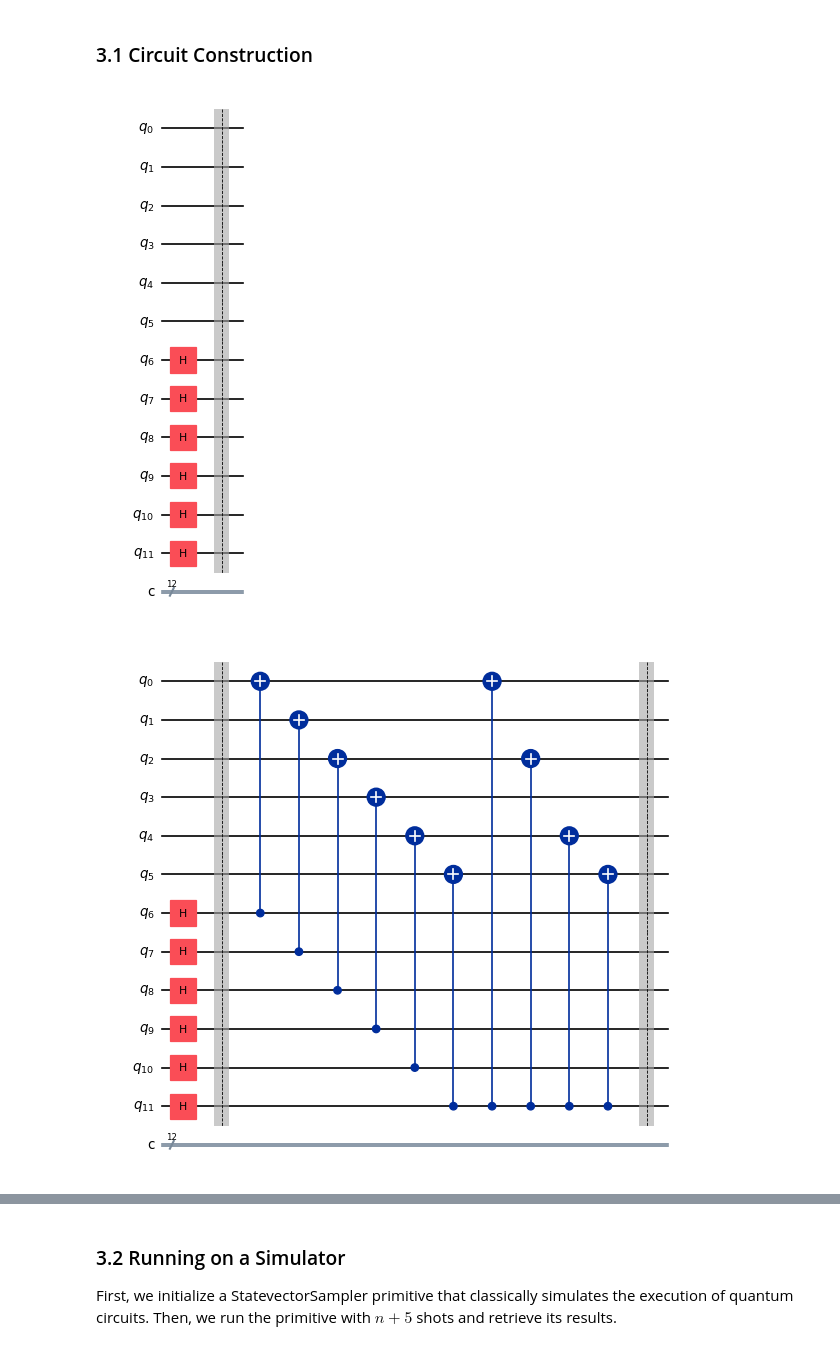
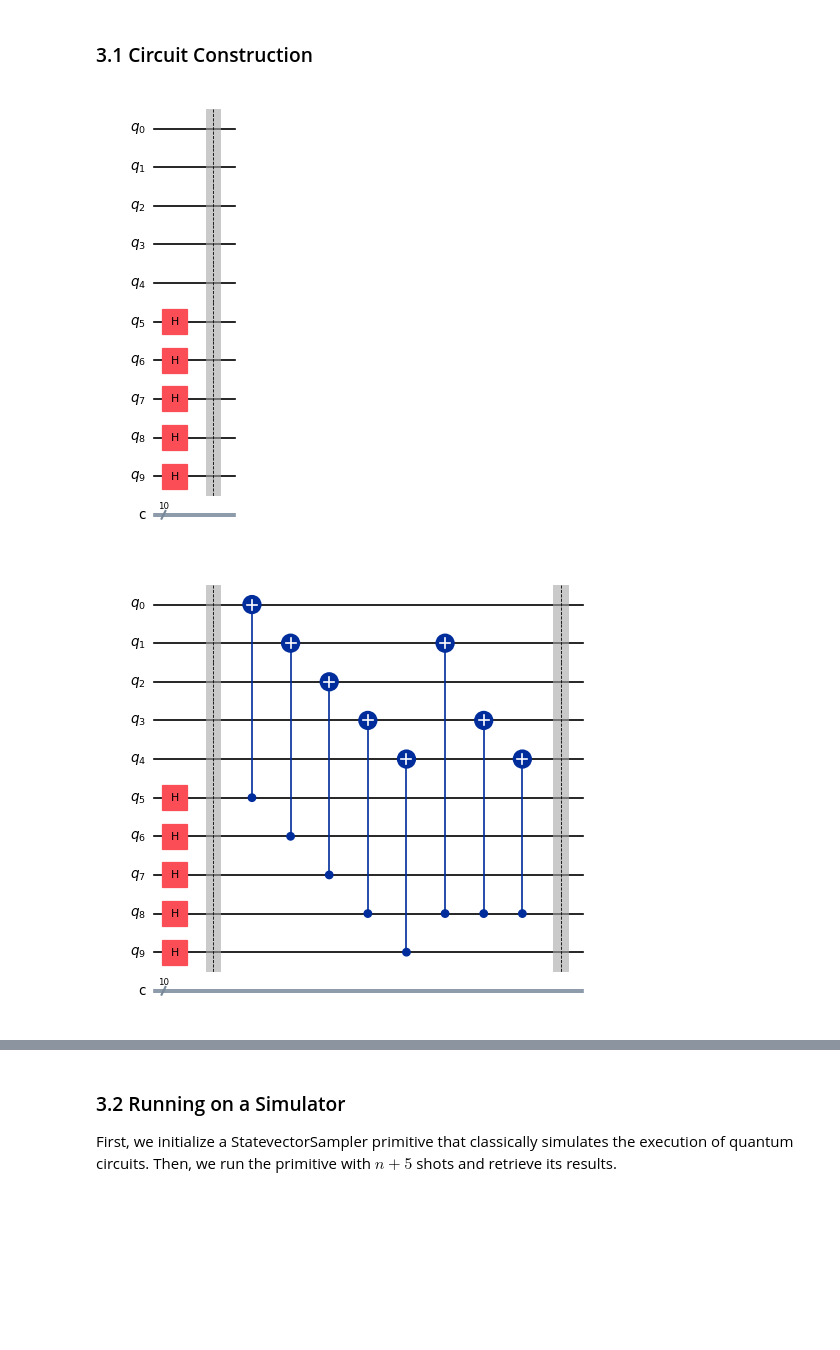
Before and after one commit to YangletLiu/quantum-education-modules, a Jupyter notebook: Modules/Algorithms/Simons/simons.ipynb, the cells around one changed output, grey strips where cells are left out. Saved outputs shown, nothing was run; the diff lists cells and outputs as text; code cells hidden in the pictures; blank space fills up the shorter version.

```diff
--- a/Modules/Algorithms/Simons/simons.ipynb
+++ b/Modules/Algorithms/Simons/simons.ipynb
@@ -148,24 +148,24 @@ print(qiskit.version.get_version_info())
 # %%
 from qiskit import QuantumCircuit
 
 # Preprocessing
 # Select a secret bit string
-s = '110101'
+s = '11010'
 
 # Number of qubits to represent s
 num_qubits = num_bits = len(s)
 
 # Create a circuit with num_qubits + ancilla, and num_bits
 qc = QuantumCircuit(2 * num_qubits, 2 * num_bits)
 
 # Apply Hadamards to all input qubits
 qc.h(range(num_qubits, 2 * num_qubits))
 
 qc.barrier()
 
 qc.draw(output="mpl", scale=0.6)
 # %% [output]
-[figure, old version]
+[figure, new version]
 # %%
 # Oracle
 # Reverse s to fit Qiskit's qubit ordering (bottom up 110101 -> top down 101011)
@@ -189,7 +189,7 @@ qc.barrier()
 
 qc.draw(output="mpl", scale=0.6)
 # %% [output]
-[figure, old version]
+[figure, new version]
 # %%
 # Post processing and measurement
 # Apply Hadamards to all input qubits
```
Also changed, not shown: parts of 5 cells of this notebook.
